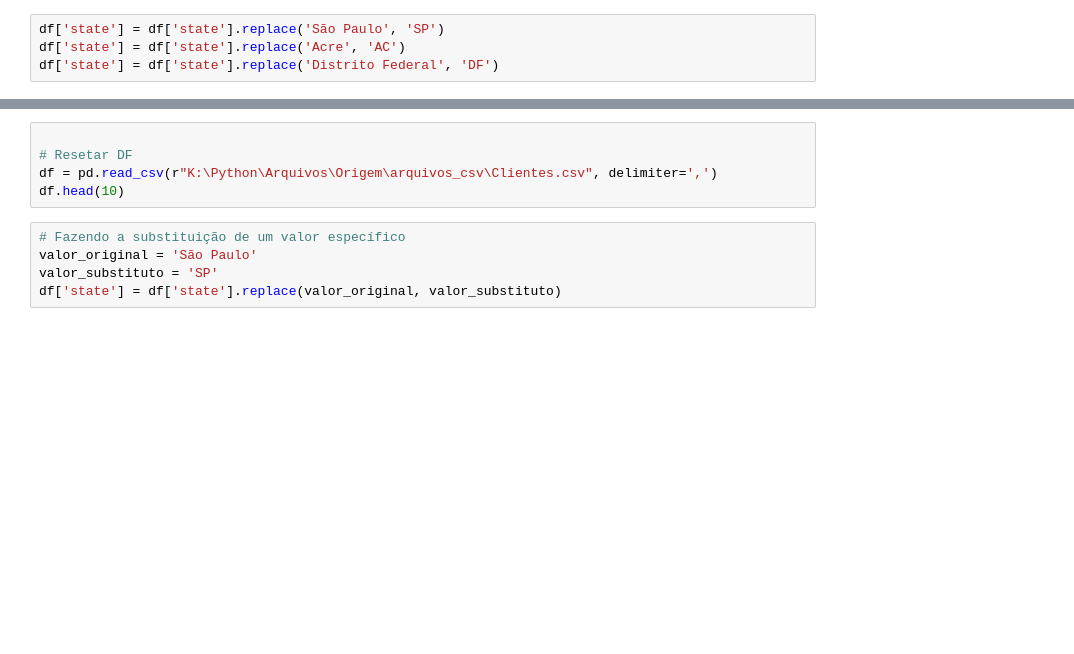
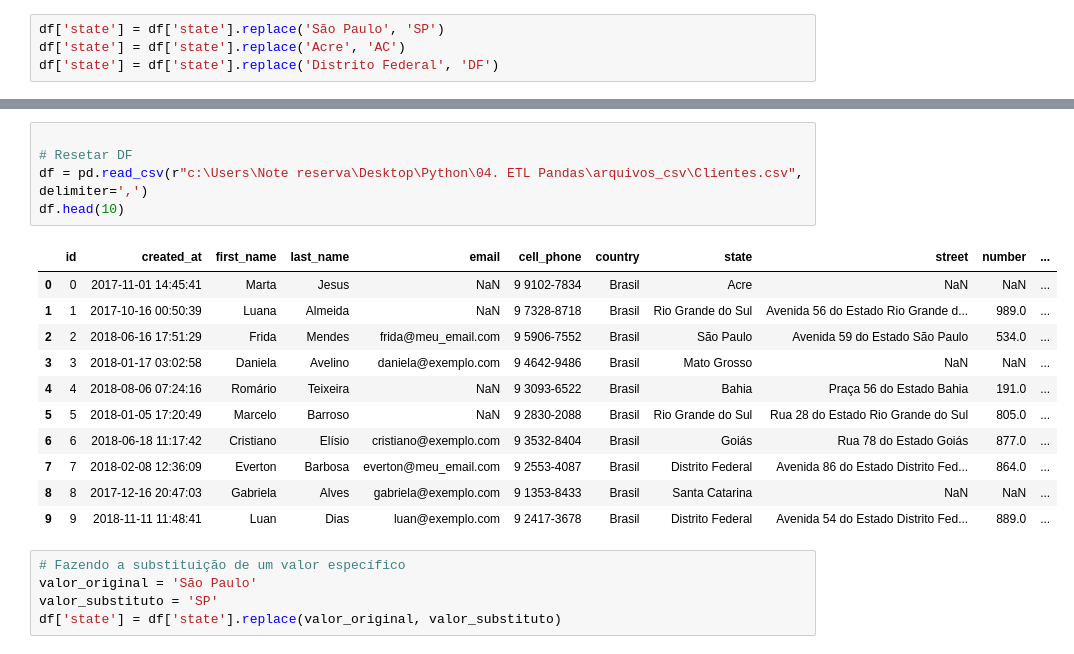
Before and after one commit to Elbiabuglio/Projeto-Engenharia-de-Dados, a Jupyter notebook: 04. ETL Pandas/2.importando Excel CSV copy.ipynb, the cells around one changed output, grey strips where cells are left out. Saved outputs shown, nothing was run; the diff lists cells and outputs as text; blank space fills up the shorter version.

```diff
--- a/04. ETL Pandas/2.importando Excel CSV copy.ipynb
+++ b/04. ETL Pandas/2.importando Excel CSV copy.ipynb
@@ -70,8 +121,20 @@ df.head(20)
 # %%
 
 # Resetar DF
-df = pd.read_csv(r"K:\Python\Arquivos\Origem\arquivos_csv\Clientes.csv", delimiter=',')
+df = pd.read_csv(r"c:\Users\Note reserva\Desktop\Python\04. ETL Pandas\arquivos_csv\Clientes.csv", delimiter=',')
 df.head(10)
+# %% [output]
+|  | id | created_at | first_name | last_name | email | cell_phone | country | state | street | number | ... |
+| 0 | 0 | 2017-11-01 14:45:41 | Marta | Jesus | NaN | 9 9102-7834 | Brasil | Acre | NaN | NaN | ... |
+| 1 | 1 | 2017-10-16 00:50:39 | Luana | Almeida | NaN | 9 7328-8718 | Brasil | Rio Grande do Sul | Avenida 56 do Estado Rio Grande d... | 989.0 | ... |
+| 2 | 2 | 2018-06-16 17:51:29 | Frida | Mendes | frida@meu_email.com | 9 5906-7552 | Brasil | São Paulo | Avenida 59 do Estado São Paulo | 534.0 | ... |
+| 3 | 3 | 2018-01-17 03:02:58 | Daniela | Avelino | daniela@exemplo.com | 9 4642-9486 | Brasil | Mato Grosso | NaN | NaN | ... |
+| 4 | 4 | 2018-08-06 07:24:16 | Romário | Teixeira | NaN | 9 3093-6522 | Brasil | Bahia | Praça 56 do Estado Bahia | 191.0 | ... |
+| 5 | 5 | 2018-01-05 17:20:49 | Marcelo | Barroso | NaN | 9 2830-2088 | Brasil | Rio Grande do Sul | Rua 28 do Estado Rio Grande do Sul | 805.0 | ... |
+| 6 | 6 | 2018-06-18 11:17:42 | Cristiano | Elísio | cristiano@exemplo.com | 9 3532-8404 | Brasil | Goiás | Rua 78 do Estado Goiás | 877.0 | ... |
+| 7 | 7 | 2018-02-08 12:36:09 | Everton | Barbosa | everton@meu_email.com | 9 2553-4087 | Brasil | Distrito Federal | Avenida 86 do Estado Distrito Fed... | 864.0 | ... |
+| 8 | 8 | 2017-12-16 20:47:03 | Gabriela | Alves | gabriela@exemplo.com | 9 1353-8433 | Brasil | Santa Catarina | NaN | NaN | ... |
+| 9 | 9 | 2018-11-11 11:48:41 | Luan | Dias | luan@exemplo.com | 9 2417-3678 | Brasil | Distrito Federal | Avenida 54 do Estado Distrito Fed... | 889.0 | ... |
 # %%
 # Fazendo a substituição de um valor específico
 valor_original = 'São Paulo'
```
Also changed, not shown: parts of 9 cells of this notebook.
